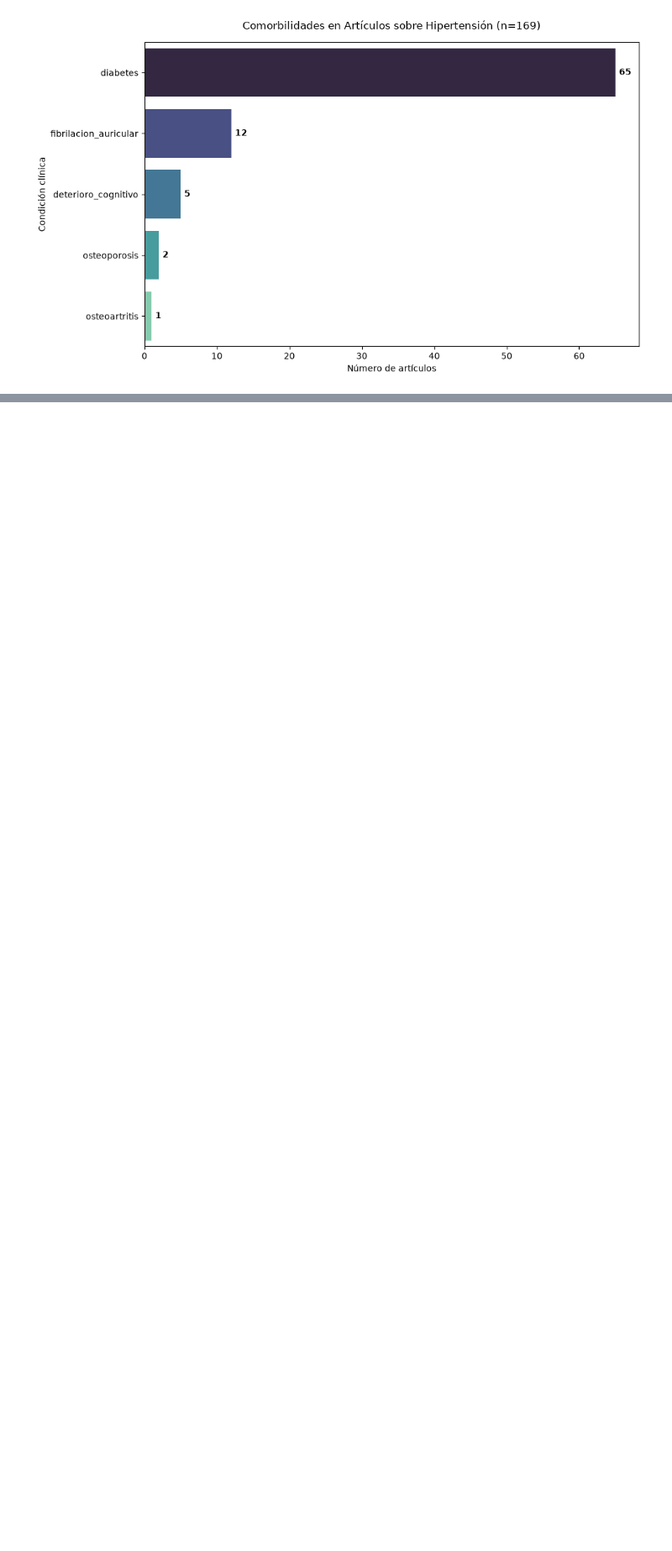
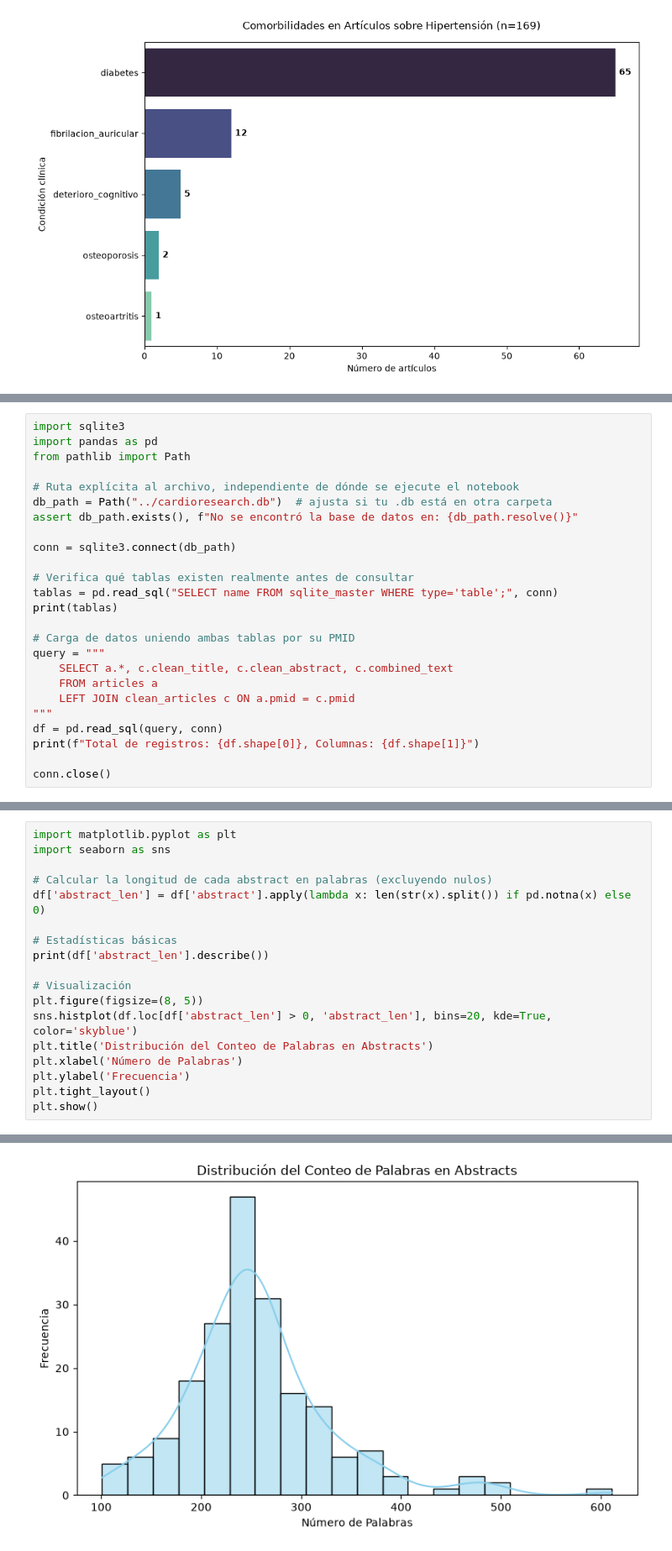
Before and after one commit to anacolinaarismendi/CardioResearch, a Jupyter notebook: notebooks/eda_cardiovascular.ipynb, the cells around one changed output, grey strips where cells are left out. Shown at 84% size. Saved outputs shown, nothing was run; the diff lists cells and outputs as text; blank space fills up the shorter version.

```diff
--- a/notebooks/eda_cardiovascular.ipynb
+++ b/notebooks/eda_cardiovascular.ipynb
@@ -45,0 +53,25 @@ plt.show()
+# %%
+import sqlite3
+import pandas as pd
+from pathlib import Path
+
+# Ruta explícita al archivo, independiente de dónde se ejecute el notebook
+db_path = Path("../cardioresearch.db")  # ajusta si tu .db está en otra carpeta
+assert db_path.exists(), f"No se encontró la base de datos en: {db_path.resolve()}"
+
+conn = sqlite3.connect(db_path)
+
+# Verifica qué tablas existen realmente antes de consultar
+tablas = pd.read_sql("SELECT name FROM sqlite_master WHERE type='table';", conn)
+print(tablas)
+
+# Carga de datos uniendo ambas tablas por su PMID
+query = """
+    SELECT a.*, c.clean_title, c.clean_abstract, c.combined_text
+    FROM articles a
+    LEFT JOIN clean_articles c ON a.pmid = c.pmid
+"""
+df = pd.read_sql(query, conn)
+print(f"Total de registros: {df.shape[0]}, Columnas: {df.shape[1]}")
+
+conn.close()
@@ -45,0 +83,19 @@ plt.show()
+# %%
+import matplotlib.pyplot as plt
+import seaborn as sns
+
+# Calcular la longitud de cada abstract en palabras (excluyendo nulos)
+df['abstract_len'] = df['abstract'].apply(lambda x: len(str(x).split()) if pd.notna(x) else 0)
+
+# Estadísticas básicas
+print(df['abstract_len'].describe())
+
+# Visualización
+plt.figure(figsize=(8, 5))
+sns.histplot(df.loc[df['abstract_len'] > 0, 'abstract_len'], bins=20, kde=True, color='skyblue')
+plt.title('Distribución del Conteo de Palabras en Abstracts')
+plt.xlabel('Número de Palabras')
+plt.ylabel('Frecuencia')
+plt.tight_layout()
+plt.show()
+# %% [output]
@@ -45,0 +111 @@ plt.show()
+[figure, added]
```
Also changed, not shown: parts of 7 cells of this notebook, 5 other files.
